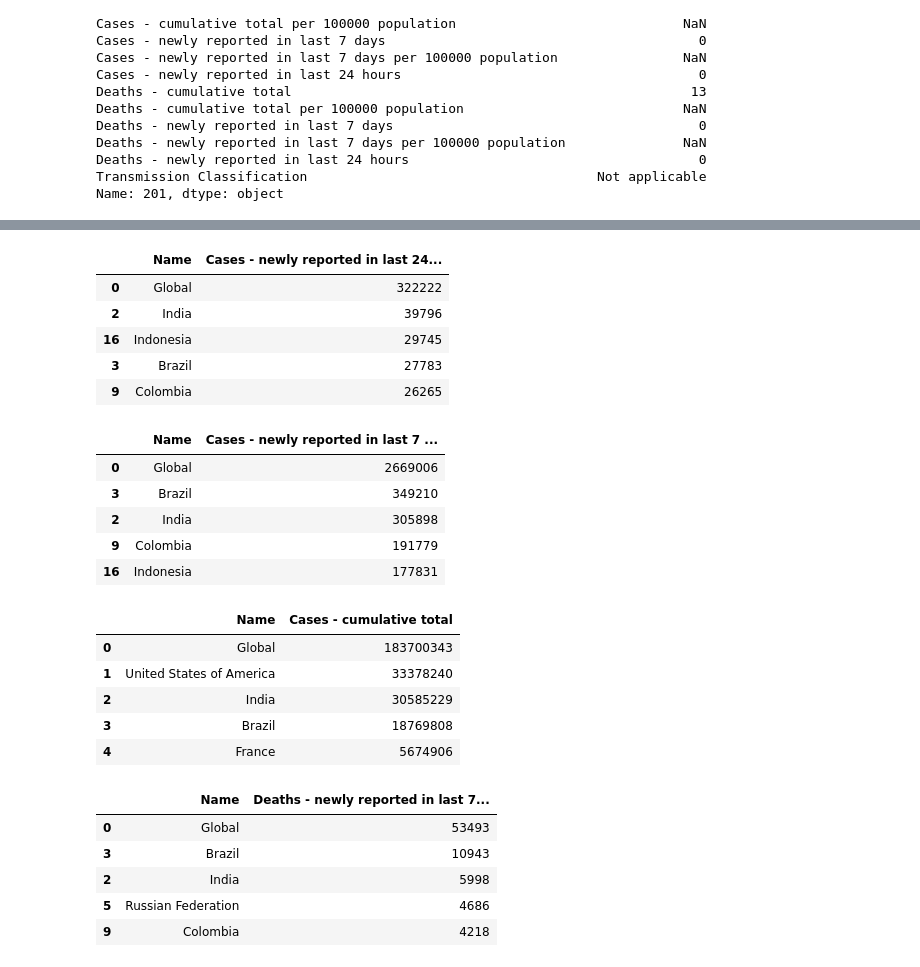
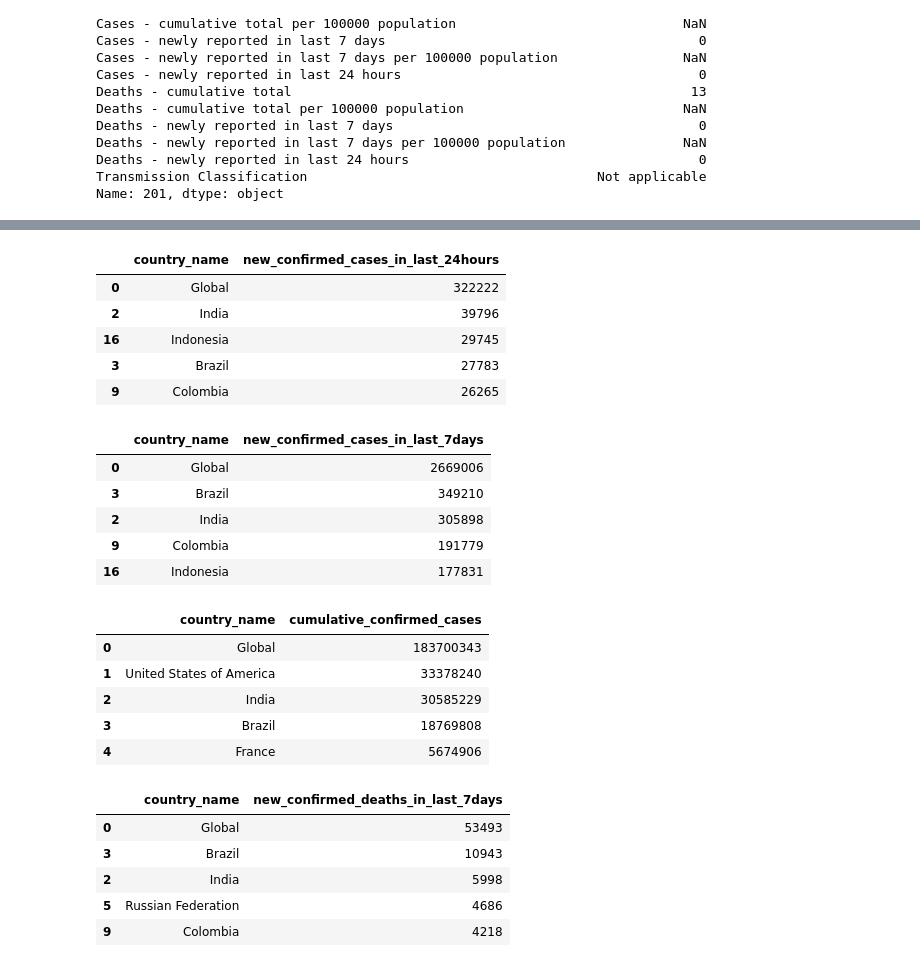
Before and after one commit to Axirts/team_dolphin_grey, a Jupyter notebook: code/data_cleaning.ipynb, the cells around one changed output, grey strips where cells are left out. Drawn from its saved outputs; the diff is of its cells as text; code cells hidden in the pictures.

```diff
--- a/code/data_cleaning.ipynb
+++ b/code/data_cleaning.ipynb
@@ -169,8 +205,26 @@ who_covid_dataset1[who_covid_dataset1['Country']=='Italy']
+# %%
+#Rename the columns in 'who_covid_dataset2'
+rename_columns_dictionary = {
+    'Name'         : 'country_name',
+    'WHO Region'   : 'who_region',
+    'Cases - cumulative total' : 'cumulative_confirmed_cases',
+    'Cases - cumulative total per 100000 population' : 'cumulative_confirmed_cases_per_100000_population',
+    'Cases - newly reported in last 7 days' : 'new_confirmed_cases_in_last_7days',
+    'Cases - newly reported in last 7 days per 100000 population' : 'new_confirmed_cases_in_last_7days_per_100000_population',
+    'Cases - newly reported in last 24 hours': 'new_confirmed_cases_in_last_24hours',
+    'Deaths - cumulative total': 'cumulative_confirmed_deaths',
+    'Deaths - cumulative total per 100000 population' : 'cumulative_confirmed_deaths_per_100000_population',
+    'Deaths - newly reported in last 7 days' : 'new_confirmed_deaths_in_last_7days',
+    'Deaths - newly reported in last 7 days per 100000 population' : 'new_confirmed_deaths_in_last_7days_per_100000_population',
+    'Deaths - newly reported in last 24 hours': 'new_confirmed_deaths_in_last_24hours',
+    'Transmission Classification' : 'transmission_classification'}
+# %%
+who_covid_dataset2.rename(columns=rename_columns_dictionary, inplace=True)
 # %%
 #countries with more number of cases reported in last 24 hours as of  2021-07-05
-who_covid_dataset2.sort_values('Cases - newly reported in last 24 hours',ascending=False)[['Name','Cases - newly reported in last 24 hours']].head()
+who_covid_dataset2.sort_values('new_confirmed_cases_in_last_24hours',ascending=False)[['country_name','new_confirmed_cases_in_last_24hours']].head()
 # %% [output]
-|  | Name | Cases - newly reported in last 24... |
+|  | country_name | new_confirmed_cases_in_last_24hours |
 | 0 | Global | 322222 |
 | 2 | India | 39796 |
 | 16 | Indonesia | 29745 |
@@ -178,18 +232,18 @@ who_covid_dataset2.sort_values('Cases - newly reported in last 24 hours',ascendi
 | 9 | Colombia | 26265 |
 # %%
 #countries with more number of cases reported in last 7days as of  2021-07-05
-who_covid_dataset2.sort_values('Cases - newly reported in last 7 days',ascending=False)[['Name','Cases - newly reported in last 7 days']].head()
+who_covid_dataset2.sort_values('new_confirmed_cases_in_last_7days',ascending=False)[['country_name','new_confirmed_cases_in_last_7days']].head()
 # %% [output]
-|  | Name | Cases - newly reported in last 7 ... |
+|  | country_name | new_confirmed_cases_in_last_7days |
 | 0 | Global | 2669006 |
 | 3 | Brazil | 349210 |
 | 2 | India | 305898 |
 | 9 | Colombia | 191779 |
 | 16 | Indonesia | 177831 |
 # %%
-who_covid_dataset2.sort_values('Cases - cumulative total',ascending=False)[['Name','Cases - cumulative total']].head()
+who_covid_dataset2.sort_values('cumulative_confirmed_cases',ascending=False)[['country_name','cumulative_confirmed_cases']].head()
 # %% [output]
-|  | Name | Cases - cumulative total |
+|  | country_name | cumulative_confirmed_cases |
 | 0 | Global | 183700343 |
 | 1 | United States of America | 33378240 |
 | 2 | India | 30585229 |
@@ -197,9 +251,9 @@ who_covid_dataset2.sort_values('Cases - cumulative total',ascending=False)[['Nam
 | 4 | France | 5674906 |
 # %%
 #countries with more number of deaths reported in last 7days as of  2021-07-05
-who_covid_dataset2.sort_values('Deaths - newly reported in last 7 days',ascending=False)[['Name','Deaths - newly reported in last 7 days']].head()
+who_covid_dataset2.sort_values('new_confirmed_deaths_in_last_7days',ascending=False)[['country_name','new_confirmed_deaths_in_last_7days']].head()
 # %% [output]
-|  | Name | Deaths - newly reported in last 7... |
+|  | country_name | new_confirmed_deaths_in_last_7days |
 | 0 | Global | 53493 |
 | 3 | Brazil | 10943 |
 | 2 | India | 5998 |
```
Also changed, not shown: parts of 21 cells of this notebook.
